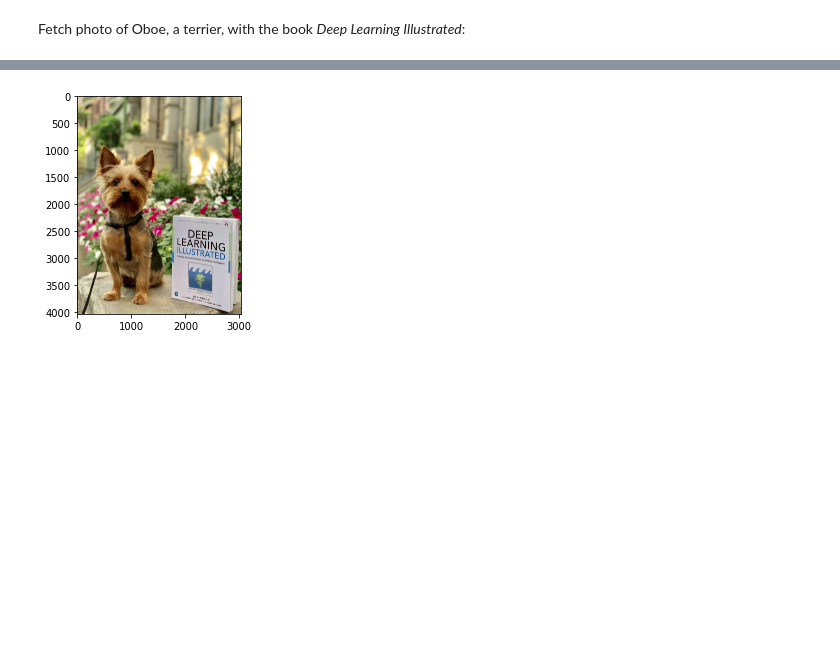
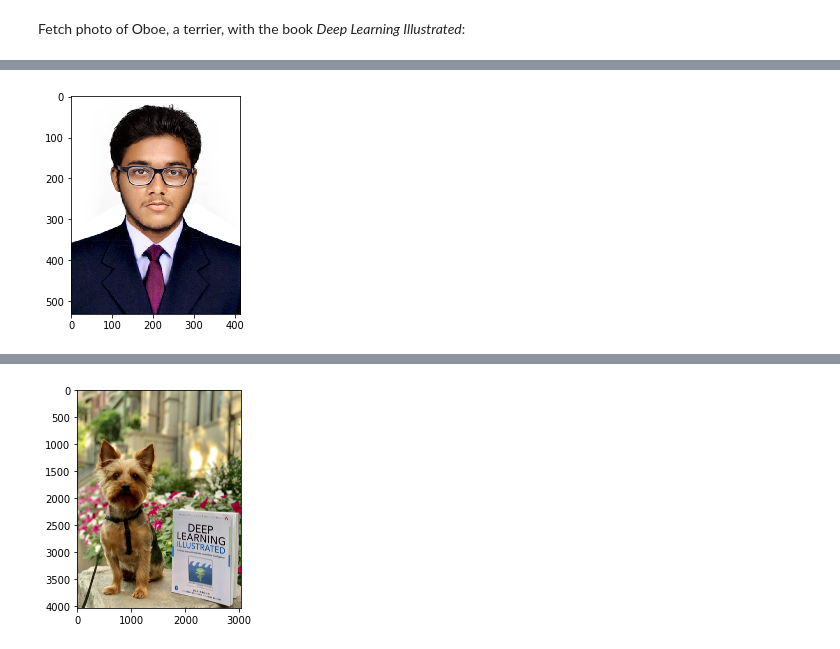
Before and after one commit to Samsu-786/Foundation, a Jupyter notebook: notebooks/2-linear-algebra-ii.ipynb, the cells around one changed output, grey strips where cells are left out. Saved outputs shown, nothing was run; the diff lists cells and outputs as text; code cells hidden in the pictures; blank space fills up the shorter version.

```diff
--- a/notebooks/2-linear-algebra-ii.ipynb
+++ b/notebooks/2-linear-algebra-ii.ipynb
@@ -1174,0 +1458,5 @@ oboe-with-book.jpg  100%[===================>] 409.73K  --.-KB/s    in 0.04s
+# %%
+img = Image.open(r'C:\Users\BASAS\Downloads\Python For DS\ML\PHOTO.JPG')
+_ = plt.imshow(img)
+# %% [output]
+[figure, added]
```
Also changed, not shown: parts of 111 cells of this notebook, 2 other files.
